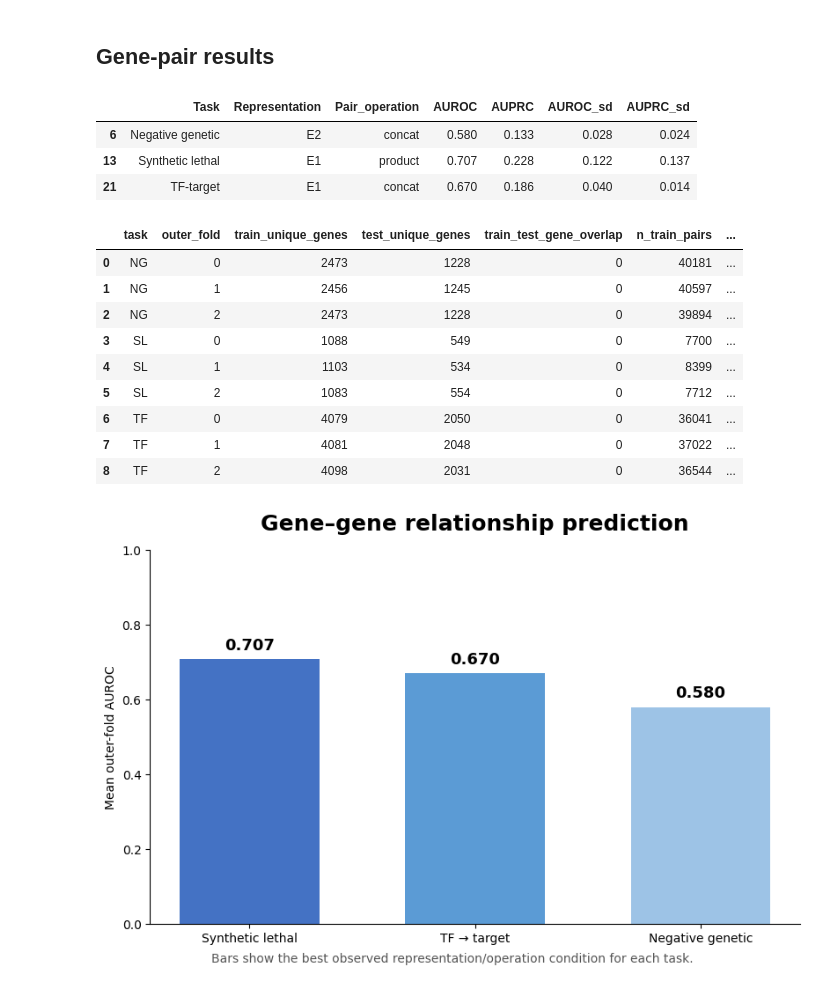
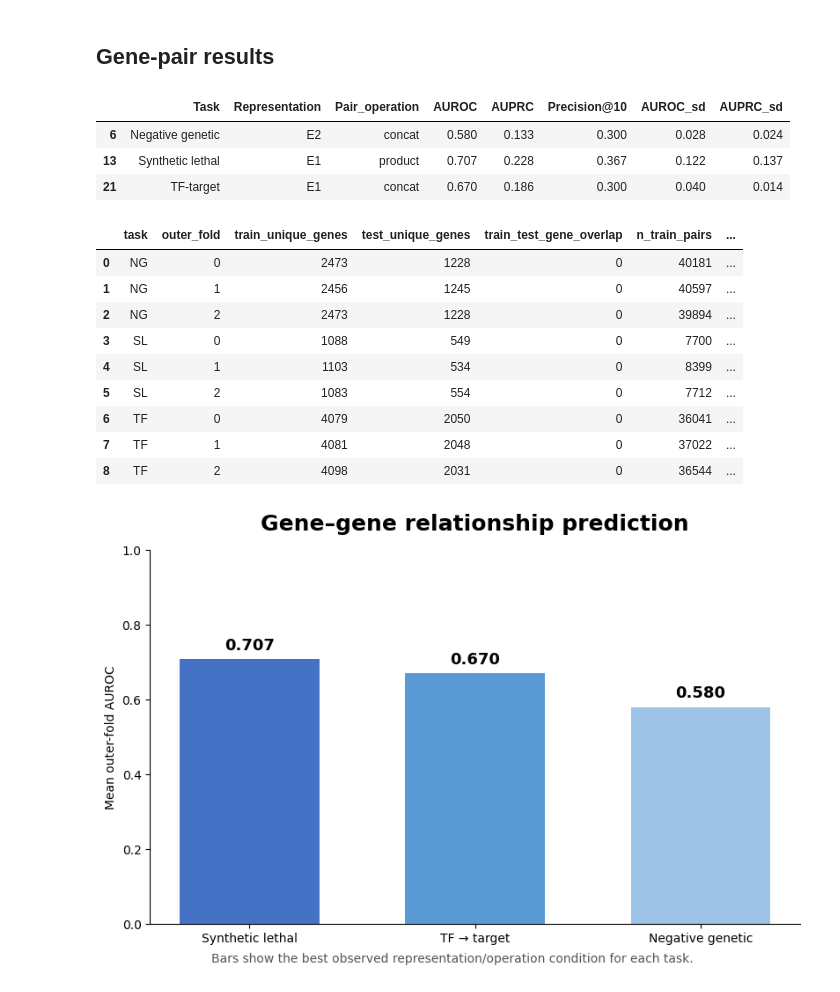
Before and after one commit to alwalt/bridge-rna, a Jupyter notebook: notebooks/gene_embedding_benchmarks/gene_embedding_benchmarks.ipynb, the cells around one changed output. Cells and saved outputs as stored; diff of their text form; code cells hidden in the pictures.

```diff
--- a/notebooks/gene_embedding_benchmarks/gene_embedding_benchmarks.ipynb
+++ b/notebooks/gene_embedding_benchmarks/gene_embedding_benchmarks.ipynb
@@ -142,39 +240,39 @@ pair_folds = pd.read_csv(CACHE / "pair_outer_fold_results.csv")
 assert len(pair_folds) == 81
 pair_summary = (
     pair_folds.groupby(["interaction_type", "representation", "joining_operation"], as_index=False)
     .agg(outer_folds=("outer_fold", "nunique"), AUROC_mean=("AUROC", "mean"),
          AUROC_sd=("AUROC", "std"), AUPRC_mean=("AUPRC", "mean"), AUPRC_sd=("AUPRC", "std"),
          **{"Precision@10_mean": ("Precision@10", "mean"), "Precision@10_sd": ("Precision@10", "std")})
 )
 assert (pair_summary.outer_folds == 3).all() and len(pair_summary) == 27
 pair_expected = pd.read_csv(CACHE / "pair_expected_summary.csv")
 keys = ["interaction_type", "representation", "joining_operation"]
 check = pair_summary.merge(pair_expected, on=keys, suffixes=("_rebuilt", "_expected"))
 assert len(check) == 27
 for metric in ["AUROC_mean", "AUROC_sd", "AUPRC_mean", "AUPRC_sd", "Precision@10_mean", "Precision@10_sd"]:
     assert np.allclose(check[f"{metric}_rebuilt"], check[f"{metric}_expected"], atol=1e-12)
 
 task_labels = {"NG": "Negative genetic", "SL": "Synthetic lethal", "TF": "TF-target"}
 rep_labels = {"E0_static": "E0", "E1_null_L12": "E1", "E2_GTEx200_L12": "E2"}
 best = pair_summary.loc[pair_summary.groupby("interaction_type").AUROC_mean.idxmax()].copy()
 best["Task"] = best.interaction_type.map(task_labels)
 best["Representation"] = best.representation.map(rep_labels)
-best = best.rename(columns={"joining_operation": "Pair_operation", "AUROC_mean": "AUROC", "AUPRC_mean": "AUPRC"})
-best = best[["Task", "Representation", "Pair_operation", "AUROC", "AUPRC", "AUROC_sd", "AUPRC_sd"]]
+best = best.rename(columns={"joining_operation": "Pair_operation", "AUROC_mean": "AUROC", "AUPRC_mean": "AUPRC", "Precision@10_mean": "Precision@10"})
+best = best[["Task", "Representation", "Pair_operation", "AUROC", "AUPRC", "Precision@10", "AUROC_sd", "AUPRC_sd"]]
 best_expected = pd.read_csv(CACHE / "pair_expected_best.csv")
 best_check = best.merge(best_expected, on=["Task", "Representation", "Pair_operation"], suffixes=("_rebuilt", "_expected"))
 assert len(best_check) == 3
 assert np.allclose(best_check.AUROC_rebuilt, best_check.AUROC_expected, atol=1e-12)
 
 leakage = pd.read_csv(CACHE / "pair_leakage_qc.csv")
 assert len(leakage) == 9 and (leakage.train_test_gene_overlap == 0).all()
 display(best.round(3))
 display(leakage)
 # %% [output]
-|  | Task | Representation | Pair_operation | AUROC | AUPRC | AUROC_sd | AUPRC_sd |
-| 6 | Negative genetic | E2 | concat | 0.580 | 0.133 | 0.028 | 0.024 |
-| 13 | Synthetic lethal | E1 | product | 0.707 | 0.228 | 0.122 | 0.137 |
-| 21 | TF-target | E1 | concat | 0.670 | 0.186 | 0.040 | 0.014 |
+|  | Task | Representation | Pair_operation | AUROC | AUPRC | Precision@10 | AUROC_sd | AUPRC_sd |
+| 6 | Negative genetic | E2 | concat | 0.580 | 0.133 | 0.300 | 0.028 | 0.024 |
+| 13 | Synthetic lethal | E1 | product | 0.707 | 0.228 | 0.367 | 0.122 | 0.137 |
+| 21 | TF-target | E1 | concat | 0.670 | 0.186 | 0.300 | 0.040 | 0.014 |
 |  | task | outer_fold | train_unique_genes | test_unique_genes | train_test_gene_overlap | n_train_pairs | ... |
 | 0 | NG | 0 | 2473 | 1228 | 0 | 40181 | ... |
 | 1 | NG | 1 | 2456 | 1245 | 0 | 40597 | ... |
```
Also changed, not shown: parts of 11 cells of this notebook, 33 other files.
